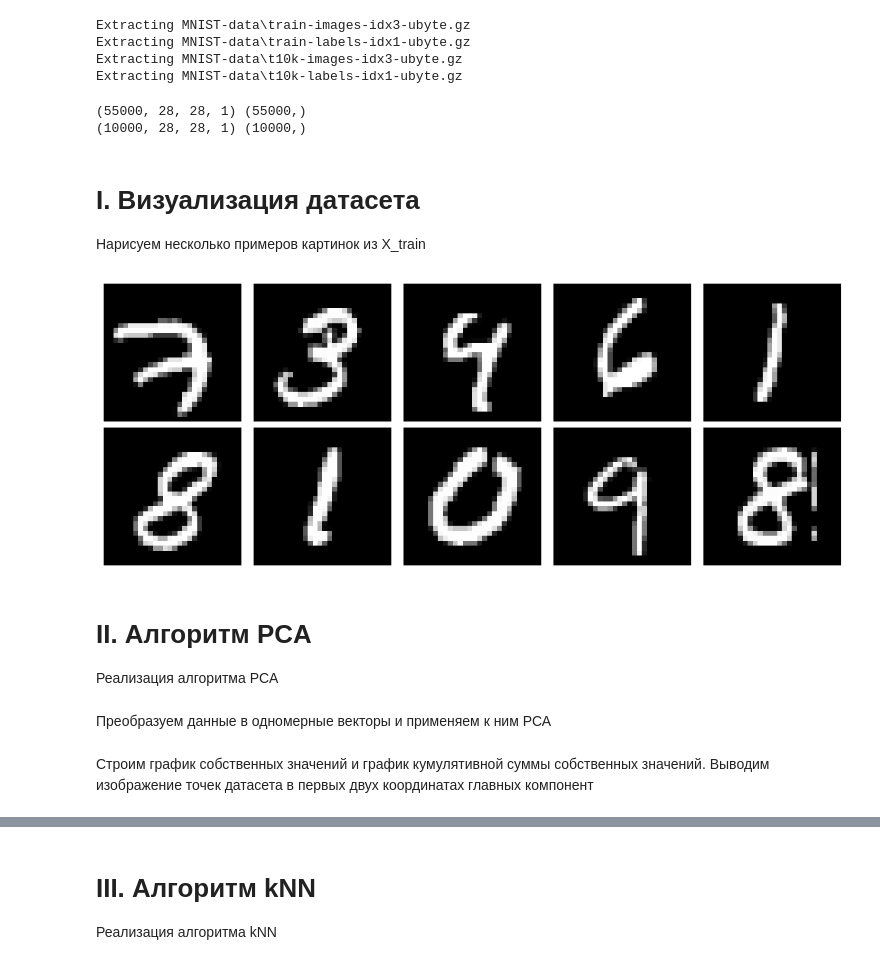
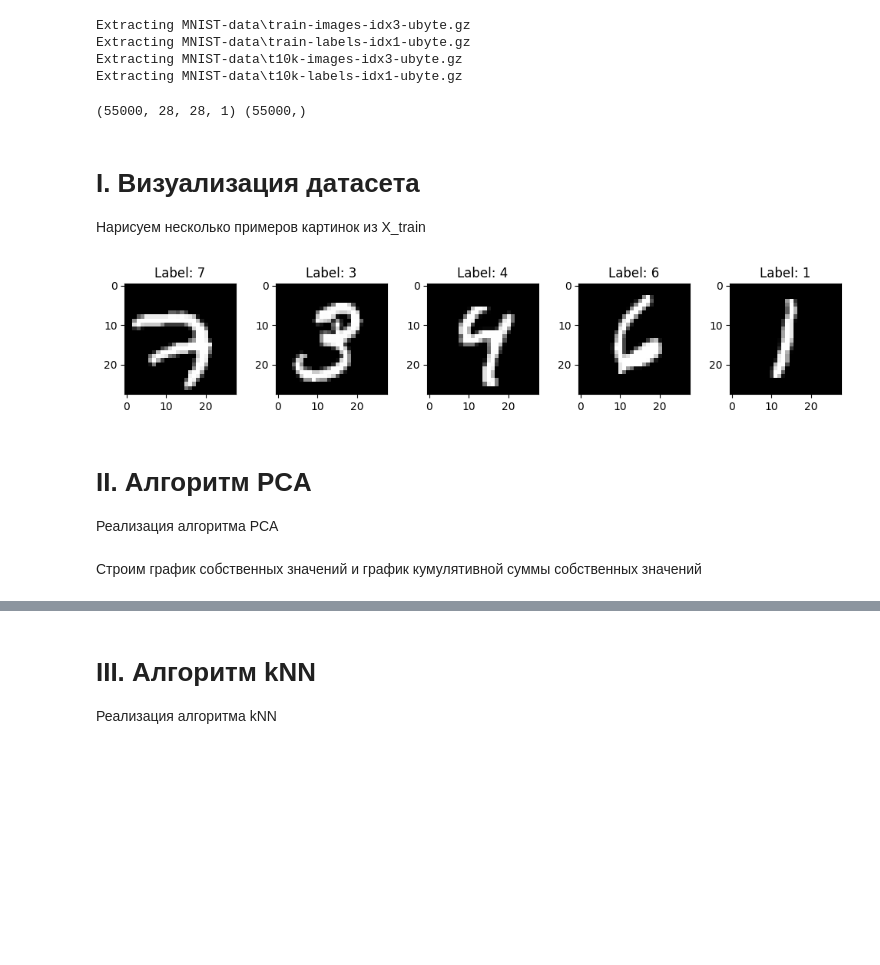
Before and after one commit to yaedavid/Spring2023Python, a Jupyter notebook: homework06/6.2 - Метод главных компонент (PCA)/6.2 Аветисян Давид Артурович НПМбд-02-20.ipynb, the cells around one changed output, grey strips where cells are left out. Drawn from its saved outputs; the diff is of its cells as text; code cells hidden in the pictures; blank space fills up the shorter version.

```diff
--- a/homework06/6.2 - Метод главных компонент (PCA)/6.2 Аветисян Давид Артурович НПМбд-02-20.ipynb
+++ b/homework06/6.2 - Метод главных компонент (PCA)/6.2 Аветисян Давид Артурович НПМбд-02-20.ipynb
@@ -10,32 +12,36 @@ from sklearn.neighbors import KNeighborsClassifier
 # %%
 train, validation, test = load_mnist()
-X_train, y_train = train
-X_test, y_test = test
+X = train[0]
+labels = train[1]
 # %% [output]
 Extracting MNIST-data\train-images-idx3-ubyte.gz
 Extracting MNIST-data\train-labels-idx1-ubyte.gz
 Extracting MNIST-data\t10k-images-idx3-ubyte.gz
 Extracting MNIST-data\t10k-labels-idx1-ubyte.gz
 # %%
-print(X_train.shape, y_train.shape)
-print(X_test.shape, y_test.shape)
+print(X.shape, labels.shape)
 # %% [output]
 (55000, 28, 28, 1) (55000,)
-(10000, 28, 28, 1) (10000,)
 # %% [markdown]
 # I. Визуализация датасета
 
 Нарисуем несколько примеров картинок из X_train
 # %%
-fig, axes = plt.subplots(2, 5, figsize=(10, 4))
-axes = axes.flatten()
-for i in range(10):
-    axes[i].imshow(X_train[i].reshape(28, 28), cmap='gray')
-    axes[i].axis('off')
+num_examples = 5
+
+fig, axes = plt.subplots(nrows=1, ncols=num_examples, figsize=(10, 2))
+
+for i in range(num_examples):
+    image = X[i]
+    label = labels[i]
+
+    axes[i].imshow(image, cmap='gray')
+    axes[i].set_title(f"Label: {label}")
+
 plt.tight_layout()
 plt.show()
 # %% [output]
-[figure, old version]
+[figure, new version]
 # %% [markdown]
 # II. Алгоритм PCA
 
@@ -67,2 +78,0 @@ class my_PCA():
-# %% [markdown]
-Преобразуем данные в одномерные векторы и применяем к ним РСА
@@ -75,3 +79,3 @@ pca.fit(X_train)
 # %% [markdown]
-Строим график собственных значений и график кумулятивной суммы собственных значений. Выводим изображение точек датасета в первых двух координатах главных компонент
+Строим график собственных значений и график кумулятивной суммы собственных значений
 # %%
```
Also changed, not shown: parts of 14 cells of this notebook.
